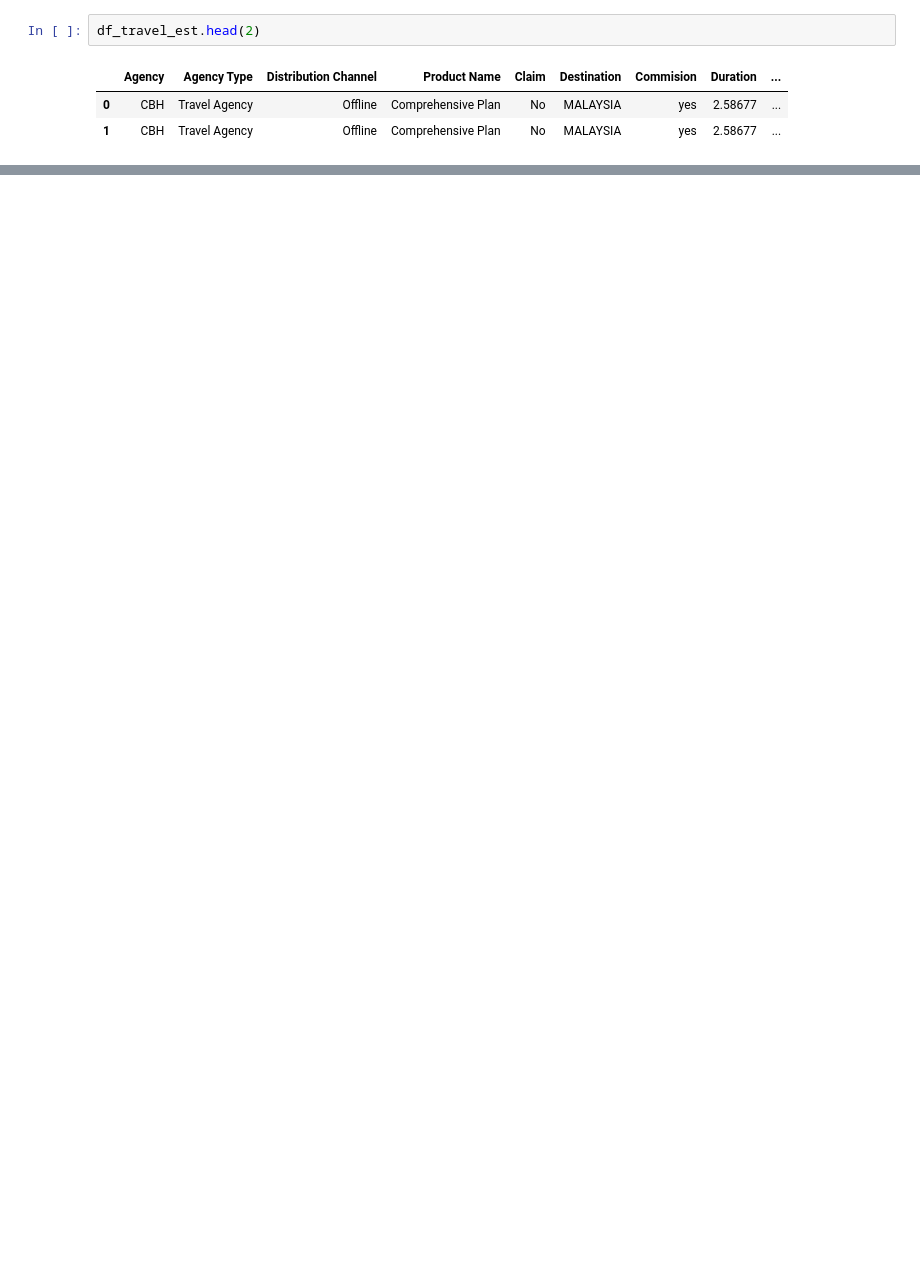
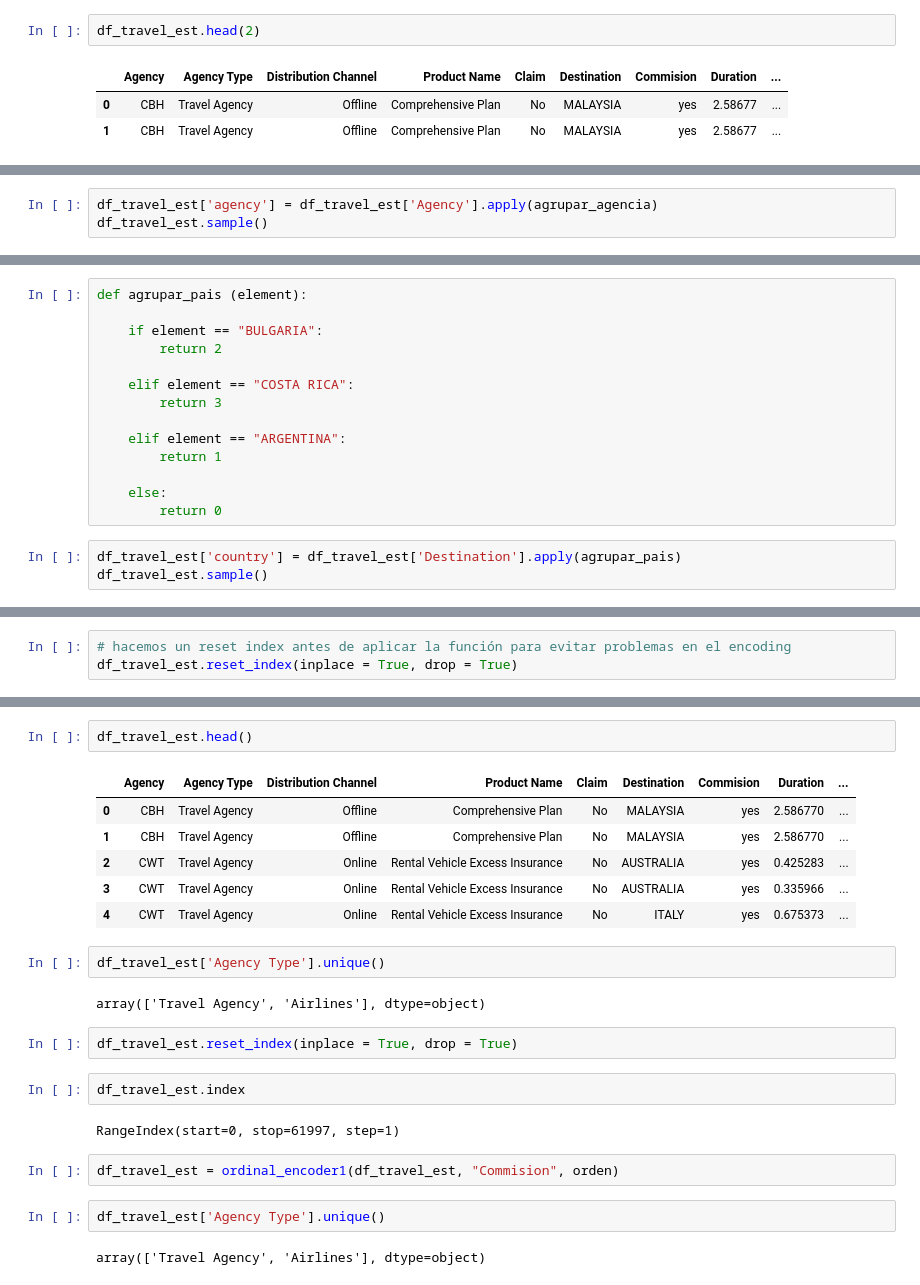
Before and after one commit to NataliaBarquin/Adalab_Pair_programming_5_machine_learning, a Jupyter notebook: Pair_RLO2_Preprocesado.ipynb, the cells around one changed output, grey strips where cells are left out. Saved outputs shown, nothing was run; the diff lists cells and outputs as text; blank space fills up the shorter version.

Commit message:
terminando encoding

```diff
--- a/Pair_RLO2_Preprocesado.ipynb
+++ b/Pair_RLO2_Preprocesado.ipynb
@@ -88,0 +168,3 @@ plt.show()
+# %%
+df_travel_est['agency'] = df_travel_est['Agency'].apply(agrupar_agencia)
+df_travel_est.sample()
@@ -88,0 +174,17 @@ plt.show()
+# %%
+def agrupar_pais (element):
+
+    if element == "BULGARIA":
+        return 2
+
+    elif element == "COSTA RICA":
+        return 3
+
+    elif element == "ARGENTINA":
+        return 1
+
+    else:
+        return 0
+# %%
+df_travel_est['country'] = df_travel_est['Destination'].apply(agrupar_pais)
+df_travel_est.sample()
@@ -88,0 +196,3 @@ plt.show()
+# %%
+# hacemos un reset index antes de aplicar la función para evitar problemas en el encoding
+df_travel_est.reset_index(inplace = True, drop = True)
@@ -88,0 +214,25 @@ plt.show()
+# %%
+df_travel_est.head()
+# %% [output]
+|  | Agency | Agency Type | Distribution Channel | Product Name | Claim | Destination | Commision | Duration | ... |
+| 0 | CBH | Travel Agency | Offline | Comprehensive Plan | No | MALAYSIA | yes | 2.586770 | ... |
+| 1 | CBH | Travel Agency | Offline | Comprehensive Plan | No | MALAYSIA | yes | 2.586770 | ... |
+| 2 | CWT | Travel Agency | Online | Rental Vehicle Excess Insurance | No | AUSTRALIA | yes | 0.425283 | ... |
+| 3 | CWT | Travel Agency | Online | Rental Vehicle Excess Insurance | No | AUSTRALIA | yes | 0.335966 | ... |
+| 4 | CWT | Travel Agency | Online | Rental Vehicle Excess Insurance | No | ITALY | yes | 0.675373 | ... |
+# %%
+df_travel_est['Agency Type'].unique()
+# %% [output]
+array(['Travel Agency', 'Airlines'], dtype=object)
+# %%
+df_travel_est.reset_index(inplace = True, drop = True)
+# %%
+df_travel_est.index
+# %% [output]
+RangeIndex(start=0, stop=61997, step=1)
+# %%
+df_travel_est = ordinal_encoder1(df_travel_est, "Commision", orden)
+# %%
+df_travel_est['Agency Type'].unique()
+# %% [output]
+array(['Travel Agency', 'Airlines'], dtype=object)
```
Also changed, not shown: parts of 31 cells of this notebook, 3 other files.
